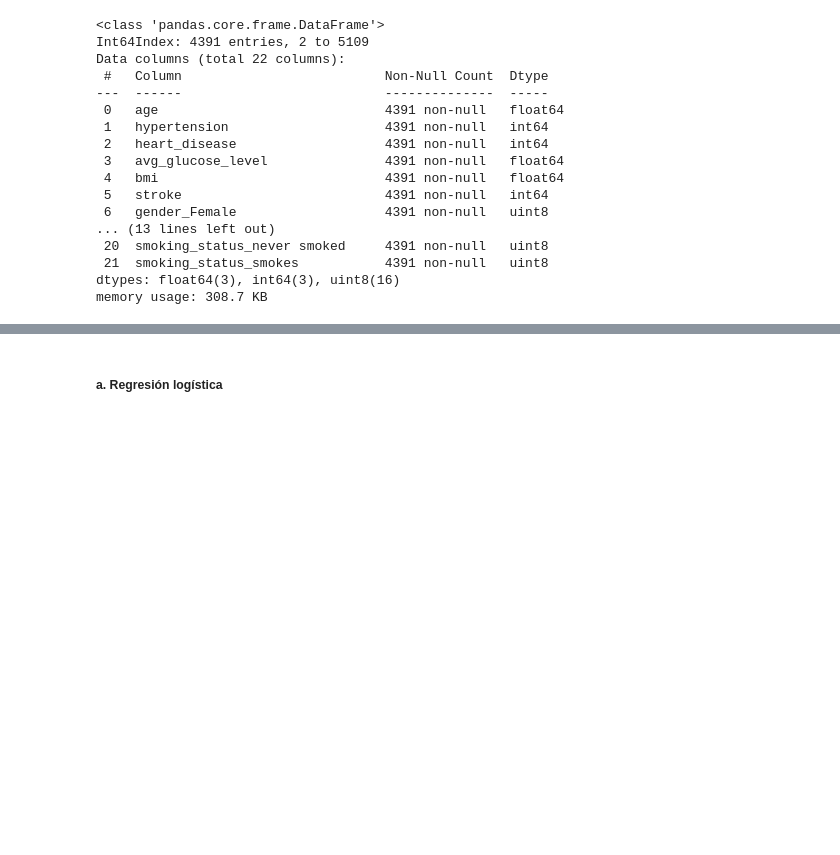
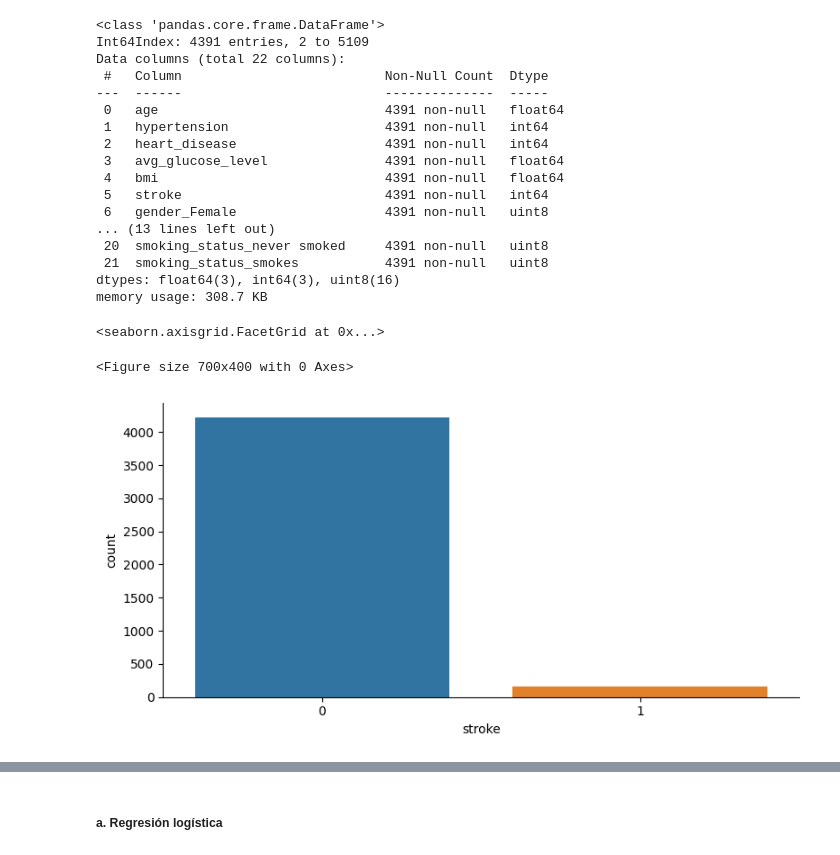
Before and after one commit to aliz378/Stoke-prediciton, a Jupyter notebook: Project/Stroke_prediction.ipynb, the cells around one changed output, grey strips where cells are left out. Saved outputs shown, nothing was run; the diff lists cells and outputs as text; code cells hidden in the pictures; blank space fills up the shorter version.

```diff
--- a/Project/Stroke_prediction.ipynb
+++ b/Project/Stroke_prediction.ipynb
@@ -247,3 +247,10 @@ Data columns (total 22 columns):
  21  smoking_status_smokes           4391 non-null   uint8
 dtypes: float64(3), int64(3), uint8(16)
 memory usage: 308.7 KB
+# %%
+plt.figure(figsize=(7,4))
+sns.catplot(data=df, kind='count', x='stroke', height=4, aspect=2)
+# %% [output]
+<seaborn.axisgrid.FacetGrid at 0x...>
+<Figure size 700x400 with 0 Axes>
+[figure, added]
```
Also changed, not shown: parts of 36 cells of this notebook.
